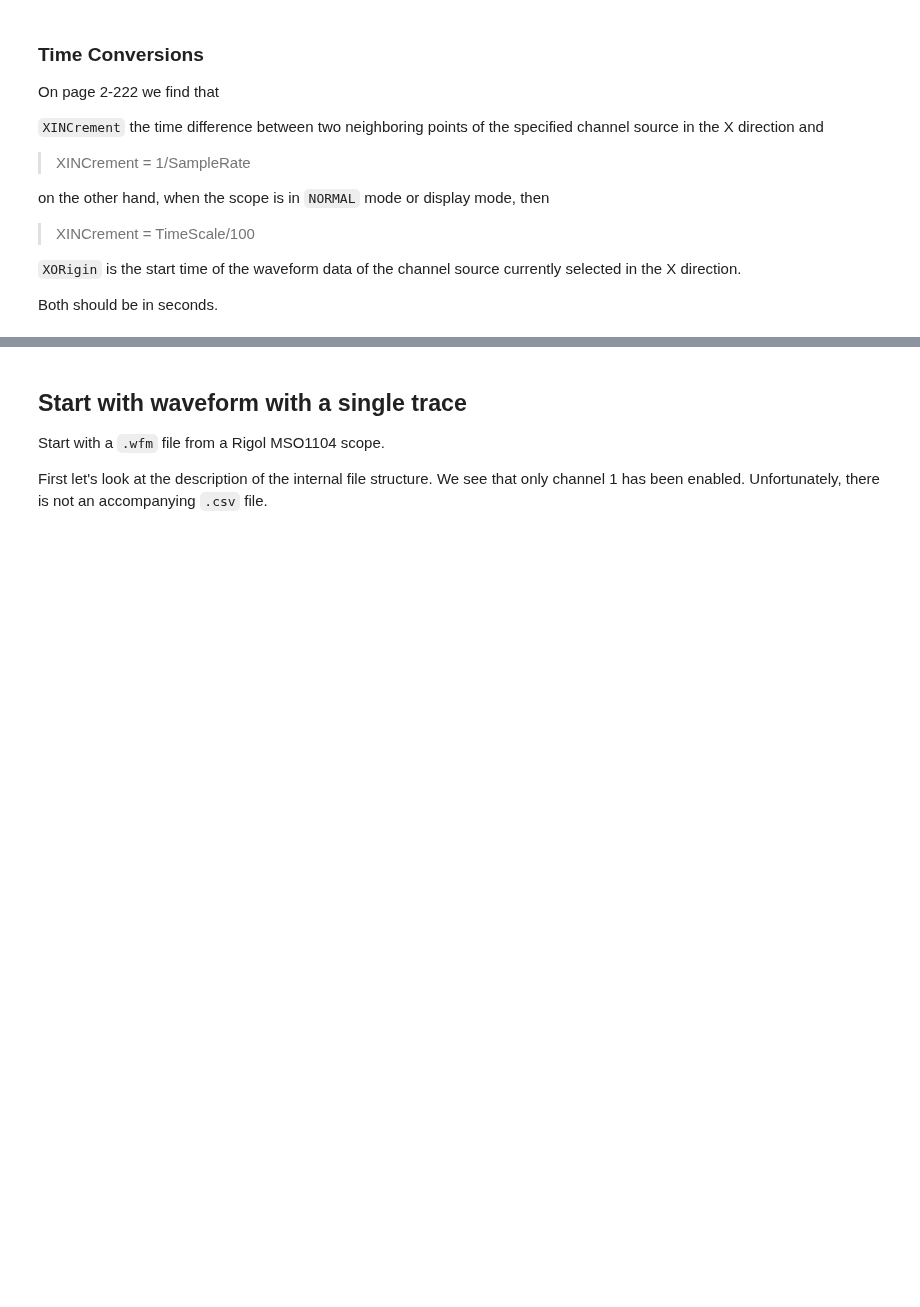
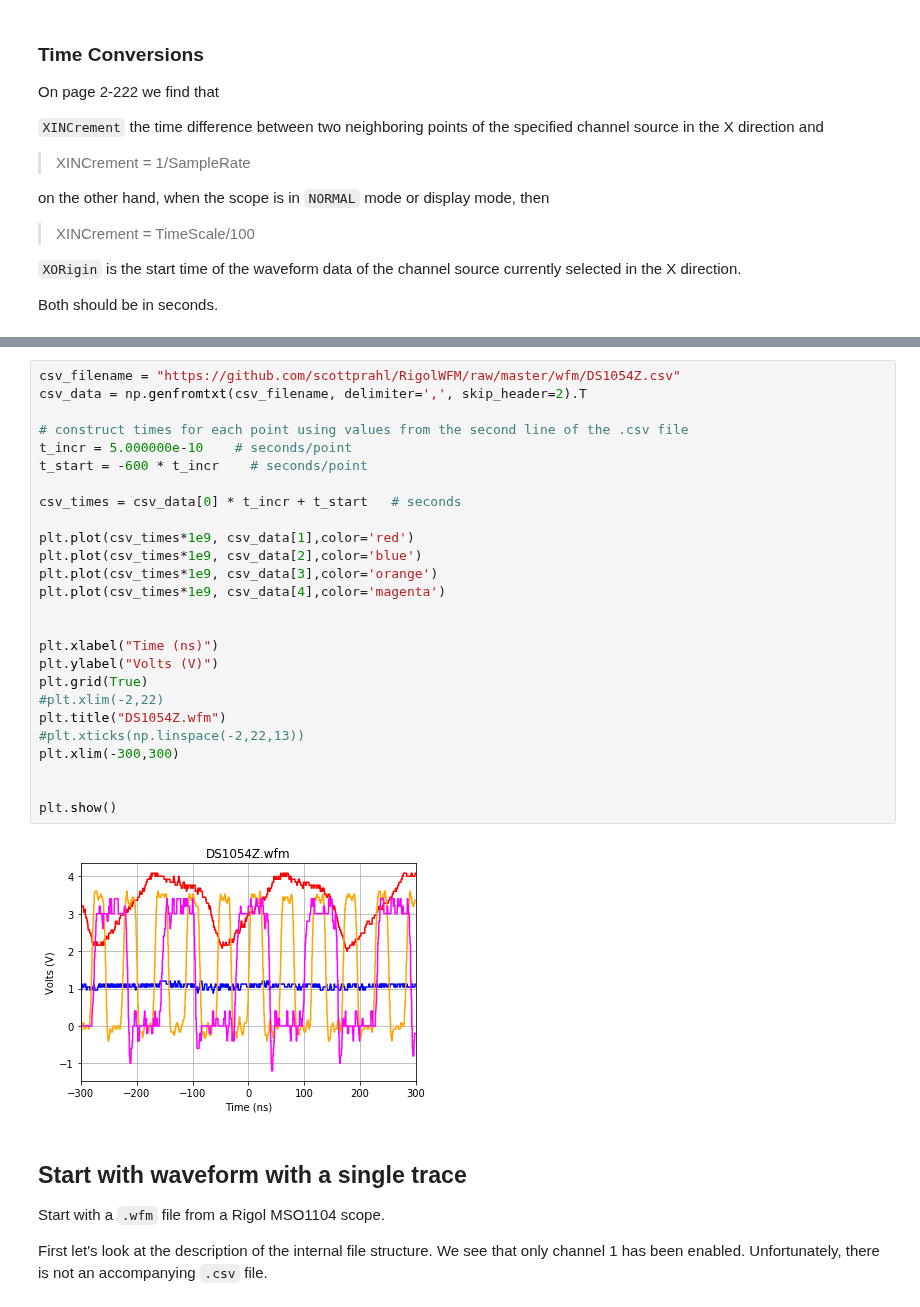
Before and after one commit to scottprahl/RigolWFM, a Jupyter notebook: doc/1-DS1000Z-Waveforms.ipynb, the cells around one changed output, grey strips where cells are left out. Drawn from its saved outputs; the diff is of its cells as text; blank space fills up the shorter version.

```diff
--- a/doc/1-DS1000Z-Waveforms.ipynb
+++ b/doc/1-DS1000Z-Waveforms.ipynb
@@ -88,3 +141,31 @@ Both should be in seconds.
+# %%
+csv_filename = "https://github.com/scottprahl/RigolWFM/raw/master/wfm/DS1054Z.csv"
+csv_data = np.genfromtxt(csv_filename, delimiter=',', skip_header=2).T
+
+# construct times for each point using values from the second line of the .csv file
+t_incr = 5.000000e-10    # seconds/point
+t_start = -600 * t_incr    # seconds/point
+
+csv_times = csv_data[0] * t_incr + t_start   # seconds
+
+plt.plot(csv_times*1e9, csv_data[1],color='red')
+plt.plot(csv_times*1e9, csv_data[2],color='blue')
+plt.plot(csv_times*1e9, csv_data[3],color='orange')
+plt.plot(csv_times*1e9, csv_data[4],color='magenta')
+
+
+plt.xlabel("Time (ns)")
+plt.ylabel("Volts (V)")
+plt.grid(True)
+#plt.xlim(-2,22)
+plt.title("DS1054Z.wfm")
+#plt.xticks(np.linspace(-2,22,13))
+plt.xlim(-300,300)
+
+
+plt.show()
+# %% [output]
+[figure, added]
 # %% [markdown]
 ## Start with waveform with a single trace
 
```
Also changed, not shown: parts of 10 cells of this notebook.
